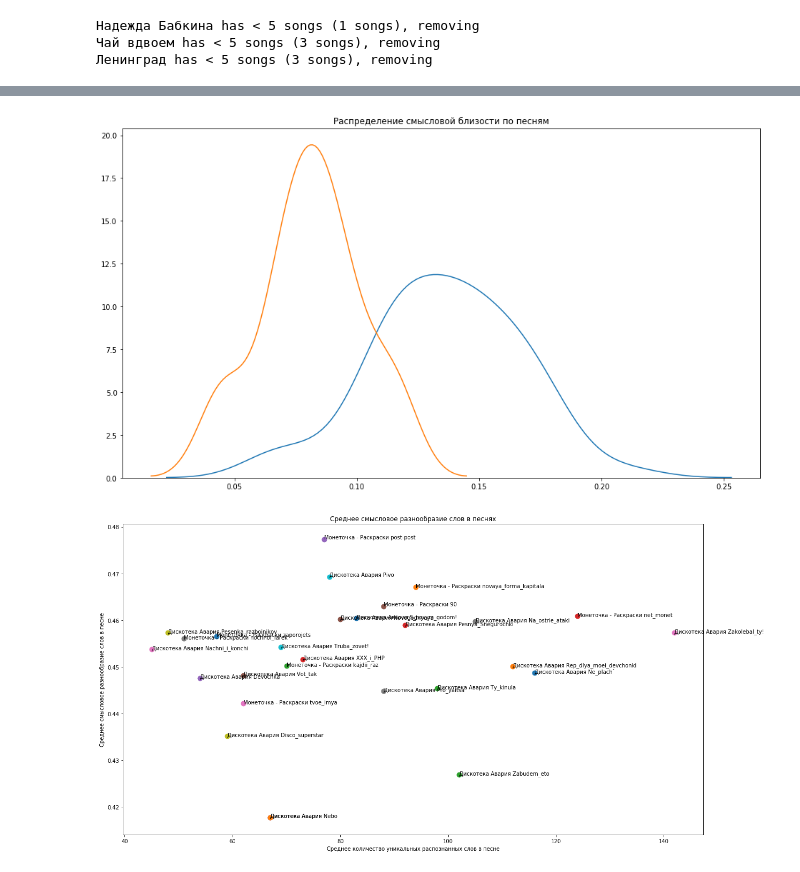
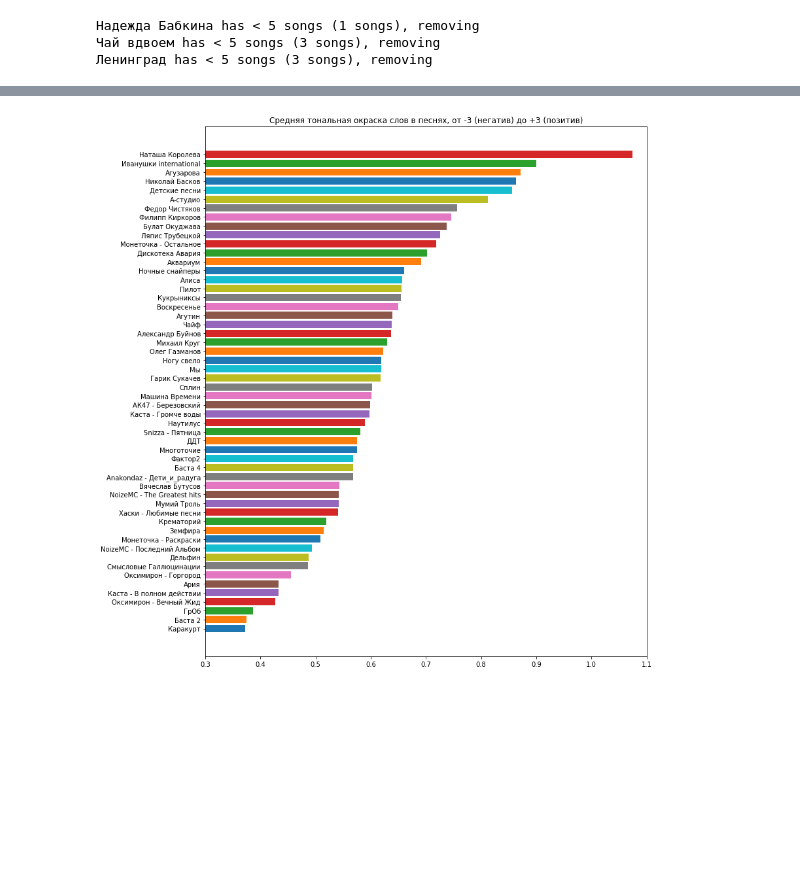
Before and after one commit to plaksivayatryapka/lyrics_diversity, a Jupyter notebook: pos_models.ipynb, the cells around one changed output, grey strips where cells are left out. Drawn from its saved outputs; the diff is of its cells as text; code cells hidden in the pictures; blank space fills up the shorter version.

```diff
--- a/pos_models.ipynb
+++ b/pos_models.ipynb
@@ -170,54 +204,24 @@ plt.savefig('barh_%s.png' % words_count)
-# %%
-words_count = 1000
-min_words = 40
-vectors_data = load_vars(filename='vectors_data_noun_verb_adj_%s_%s_parsed.pickle' % (min_words, words_count))
-csv_data = list()
-for singer in vectors_data:
-    for song in vectors_data[singer]:
-        csv_data.append([singer, song, vectors_data[singer][song]['average_similarity'][words_count],
-                         vectors_data[singer][song]['words_count']])
-
-csv_data = pd.DataFrame(csv_data)
-csv_data.to_csv('data_by_song.csv', encoding = 'utf-8')
-# %%
-words_count = 1000
-min_words = 40
-vectors_data = load_vars(filename='vectors_data_noun_verb_adj_%s_%s_parsed.pickle' % (min_words, words_count))
-plt.figure(figsize=(16, 9))
-for singer in [u'Дельфин', u'Монеточка - Раскраски']:
-    sns.kdeplot([song['average_similarity'][words_count] for song in vectors_data[singer].values()])
-    plt.title(u'Распределение смысловой близости по песням')
-# %% [output]
-[figure, removed]
-# %%
-words_count = 1000
-min_words = 40
-vectors_data = load_vars(filename='vectors_data_noun_verb_adj_%s_%s_parsed.pickle' % (min_words, words_count))
-singers = [u'Монеточка - Раскраски', u'Дискотека Авария']
-fig = plt.figure(figsize=[16, 9])
-words_count = 1000
-if words_count == 1000:  # scatter chart should be used only with words_count=1000
-    results = dict()
-    for singer in singers:
-        results[singer] = dict()
-        for song in vectors_data[singer]:
-            results[singer][song] = dict()
-            results[singer][song]['words_count'] = vectors_data[singer][song]['words_count']
-            results[singer][song]['average_diversity'] = -0.5 * vectors_data[singer][song]['average_similarity'][words_count] + 0.5
-
-            plt.scatter(results[singer][song]['words_count'],
-                        results[singer][song]['average_diversity'],
-                        s=80, label=singer)
-
-            plt.annotate(singer + ' ' + song[:-4],
-                         (results[singer][song]['words_count'],
-                          results[singer][song]['average_diversity']), size=10)
-
-    #plt.xscale('log')
-    #plt.yscale('log')
-    plt.xlabel(u'Среднее количество уникальных распознанных слов в песне')
-    plt.ylabel(u'Среднее смысловое разнообразие слов в песне')
-    plt.title(u'Среднее смысловое разнообразие слов в песнях')
-    plt.tight_layout()
-# %% [output]
-[figure, removed]
+# %%
+# TONE
+
+for singer in vectors_data:
+    for song in vectors_data[singer]:
+        vectors_data[singer][song]['tones'] = [get_tone(word) for word in vectors_data[singer][song]['words_normalized']]
+        vectors_data[singer][song]['tones'] = remove_none(vectors_data[singer][song]['tones'])
+        vectors_data[singer][song]['tone'] = average([i for i in vectors_data[singer][song]['tones']])
+
+fig = plt.figure(figsize=[12, 12])
+plot_data = list()
+for singer in vectors_data:
+    plot_data.append([singer, average([song['tone'] for song in vectors_data[singer].values()])])
+
+plot_data.sort(key=operator.itemgetter(1))
+
+for bar in plot_data:
+    plt.barh(bar[0], bar[1])
+
+plt.title(u'Средняя тональная окраска слов в песнях, от -3 (негатив) до +3 (позитив)')
+plt.xlim([0.3, 1.1])
+plt.tight_layout()
+# %% [output]
+[figure, added]
```
Also changed, not shown: parts of 13 cells of this notebook.
